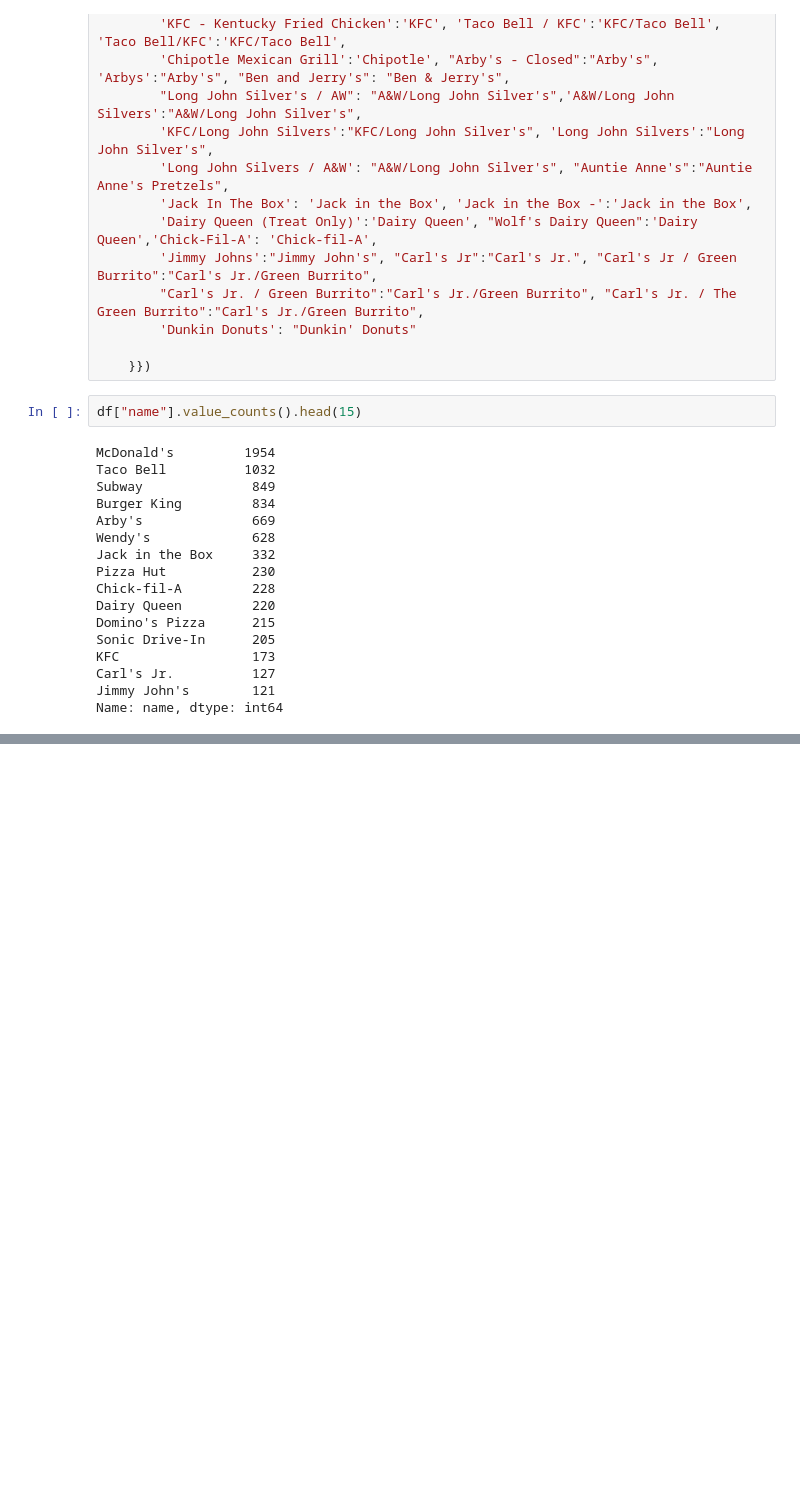
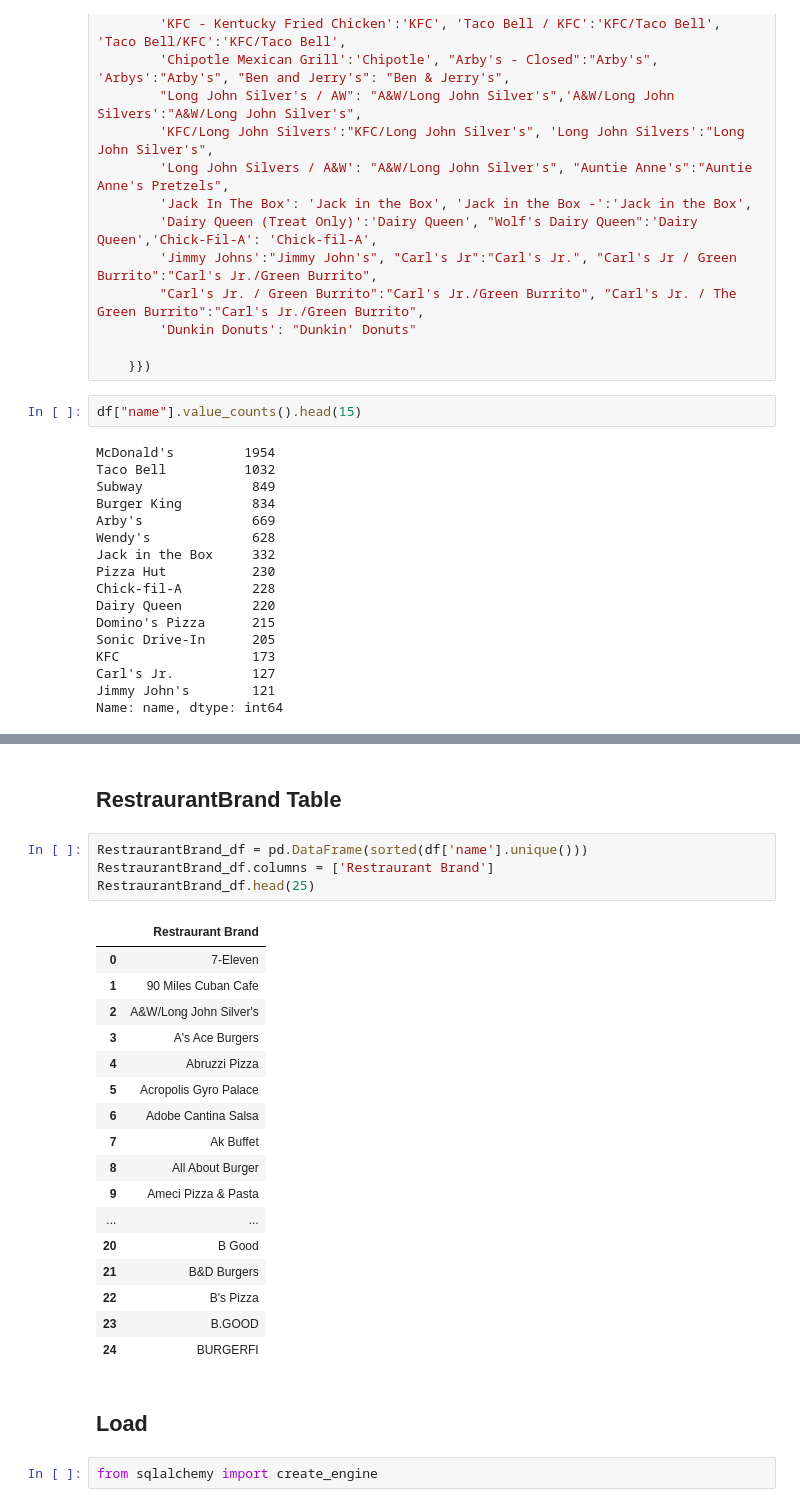
Before and after one commit to ejkaster/ETL-Project, a Jupyter notebook: FastFoodRestaurants-ETL.ipynb, the cells around one changed output, grey strips where cells are left out. Cells and saved outputs as stored; diff of their text form; blank space fills up the shorter version.

```diff
--- a/FastFoodRestaurants-ETL.ipynb
+++ b/FastFoodRestaurants-ETL.ipynb
@@ -216,0 +226,28 @@ Name: name, dtype: int64
+# %% [markdown]
+## RestraurantBrand Table
+# %%
+RestraurantBrand_df = pd.DataFrame(sorted(df['name'].unique()))
+RestraurantBrand_df.columns = ['Restraurant Brand']
+RestraurantBrand_df.head(25)
+# %% [output]
+|  | Restraurant Brand |
+| 0 | 7-Eleven |
+| 1 | 90 Miles Cuban Cafe |
+| 2 | A&W/Long John Silver's |
+| 3 | A's Ace Burgers |
+| 4 | Abruzzi Pizza |
+| 5 | Acropolis Gyro Palace |
+| 6 | Adobe Cantina Salsa |
+| 7 | Ak Buffet |
+| 8 | All About Burger |
+| 9 | Ameci Pizza & Pasta |
+| ... | ... |
+| 20 | B Good |
+| 21 | B&D Burgers |
+| 22 | B's Pizza |
+| 23 | B.GOOD |
+| 24 | BURGERFI |
+# %% [markdown]
+## Load
+# %%
+from sqlalchemy import create_engine
```
Also changed, not shown: parts of 1 cell of this notebook.
